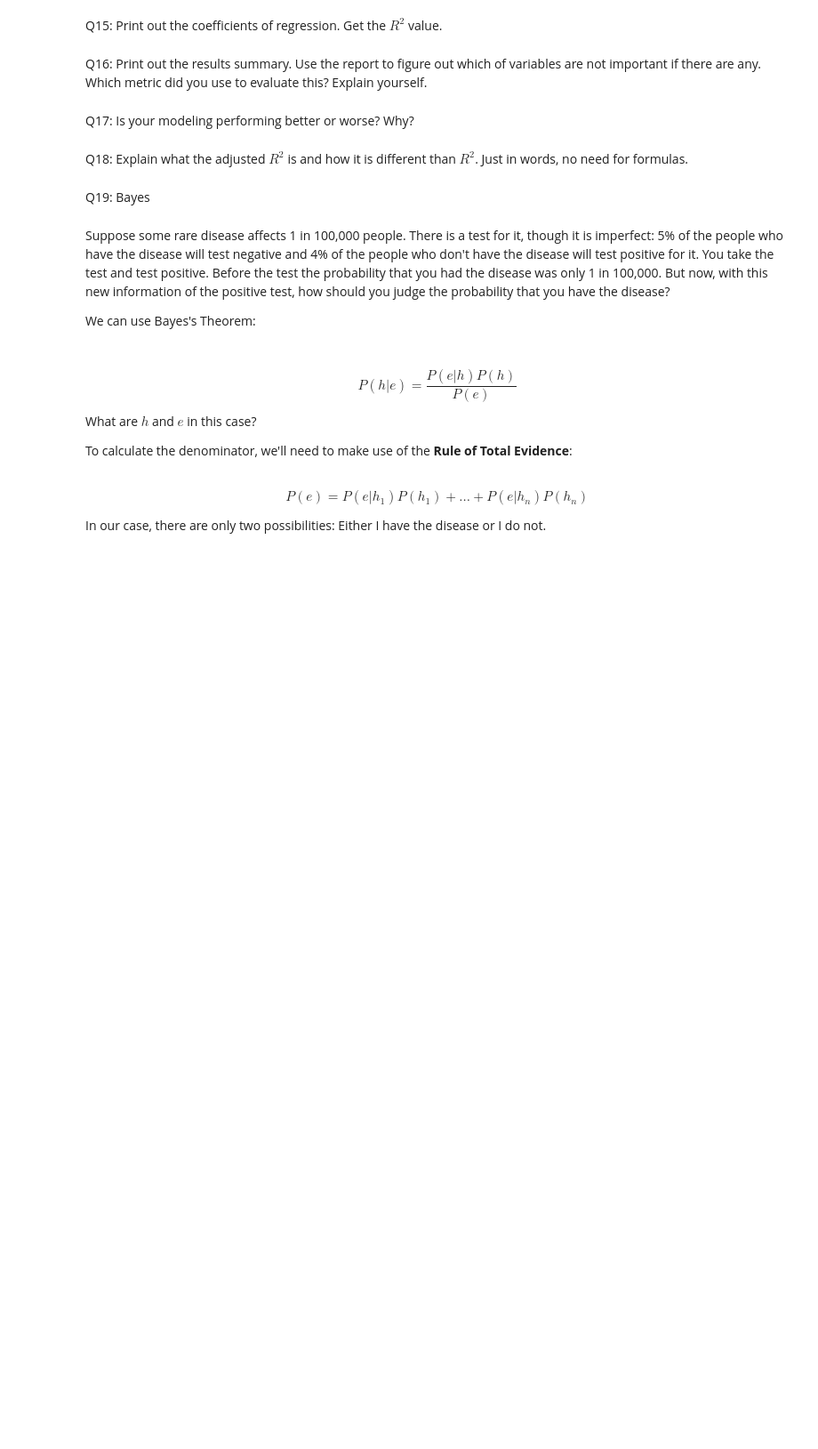
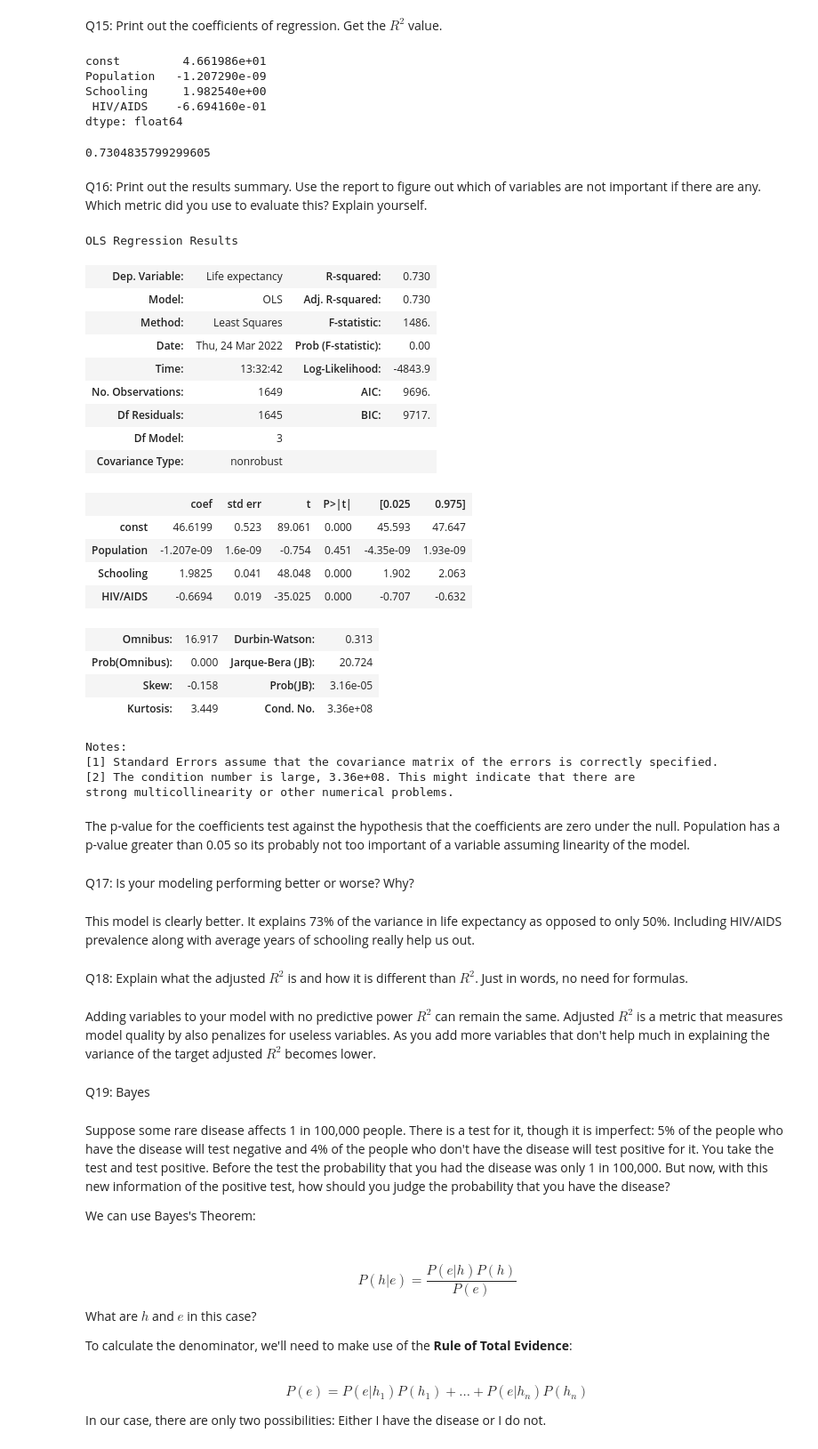
Before and after one commit to admveen/Flatiron_PG_DS, a Jupyter notebook: Code_Challenge_Review/Code Challenge _Review_Phase_2.ipynb, the cells around one changed output. Shown at 89% size. Drawn from its saved outputs; the diff is of its cells as text; code cells hidden in the pictures; blank space fills up the shorter version.

```diff
--- a/Code_Challenge_Review/Code Challenge _Review_Phase_2.ipynb
+++ b/Code_Challenge_Review/Code Challenge _Review_Phase_2.ipynb
@@ -54,2 +179,6 @@ Q13: Make a scatter plot of the two relevant variables and plot the best fit lin
 # %% [markdown]
 Q14: Compute the regression of life expectancy based on population, schooling, and HIV/AIDs rate per capita in a country's population.
+# %%
+X_multi = WHO_data[['Population', 'Schooling', ' HIV/AIDS']]
+#augment it with the constant term
+X_multi_aug = sm.add_constant(X_multi)
@@ -56,11 +194,57 @@ Q14: Compute the regression of life expectancy based on population, schooling, a
+# %%
+results_multi = sm.OLS(y, X_multi_aug).fit()
 # %% [markdown]
 Q15: Print out the coefficients of regression. Get the $R^2$ value.
+# %%
+results_multi.params
+# %% [output]
+const         4.661986e+01
+Population   -1.207290e-09
+Schooling     1.982540e+00
+ HIV/AIDS    -6.694160e-01
+dtype: float64
+# %%
+results_multi.rsquared
+# %% [output]
+0.7304835799299605
 # %% [markdown]
 Q16: Print out the results summary. Use the report to figure out which of variables are not important if there are any. Which metric did you use to evaluate this? Explain yourself.
+# %%
+results_multi.summary()
+# %% [output]
+OLS Regression Results
+| Dep. Variable: | Life expectancy | R-squared: | 0.730 |
+| Model: | OLS | Adj. R-squared: | 0.730 |
+| Method: | Least Squares | F-statistic: | 1486. |
+| Date: | Thu, 24 Mar 2022 | Prob (F-statistic): | 0.00 |
+| Time: | 13:32:42 | Log-Likelihood: | -4843.9 |
+| No. Observations: | 1649 | AIC: | 9696. |
+| Df Residuals: | 1645 | BIC: | 9717. |
+| Df Model: | 3 |  |  |
+| Covariance Type: | nonrobust |  |  |
+|  | coef | std err | t | P>|t| | [0.025 | 0.975] |
+| const | 46.6199 | 0.523 | 89.061 | 0.000 | 45.593 | 47.647 |
+| Population | -1.207e-09 | 1.6e-09 | -0.754 | 0.451 | -4.35e-09 | 1.93e-09 |
+| Schooling | 1.9825 | 0.041 | 48.048 | 0.000 | 1.902 | 2.063 |
+| HIV/AIDS | -0.6694 | 0.019 | -35.025 | 0.000 | -0.707 | -0.632 |
+| Omnibus: | 16.917 | Durbin-Watson: | 0.313 |
+| Prob(Omnibus): | 0.000 | Jarque-Bera (JB): | 20.724 |
+| Skew: | -0.158 | Prob(JB): | 3.16e-05 |
+| Kurtosis: | 3.449 | Cond. No. | 3.36e+08 |
+Notes:
+[1] Standard Errors assume that the covariance matrix of the errors is correctly specified.
+[2] The condition number is large, 3.36e+08. This might indicate that there are
+strong multicollinearity or other numerical problems.
+# %% [markdown]
+The p-value for the coefficients test against the hypothesis that the coefficients are zero under the null. Population has a p-value greater than 0.05 so its probably not too important of a variable assuming linearity of the model.
 # %% [markdown]
 Q17: Is your modeling performing better or worse? Why?
+# %% [markdown]
+This model is clearly better. It explains 73% of the variance in life expectancy as opposed to only 50%. Including HIV/AIDS prevalence along with average years of schooling really help us out.
 # %% [markdown]
 Q18: Explain what the adjusted $R^2$ is and how it is different than $R^2$. Just in words, no need for formulas.
+# %% [markdown]
+Adding variables to your model with no predictive power $R^2$ can remain the same. Adjusted $R^2$ is a metric that measures model quality by also penalizes for useless variables. As you add more variables that don't help much in explaining the variance of the target adjusted $R^2$ becomes lower.
 # %% [markdown]
 Q19: Bayes
 # %% [markdown]
```
Also changed, not shown: parts of 26 cells of this notebook, 1 other file.
